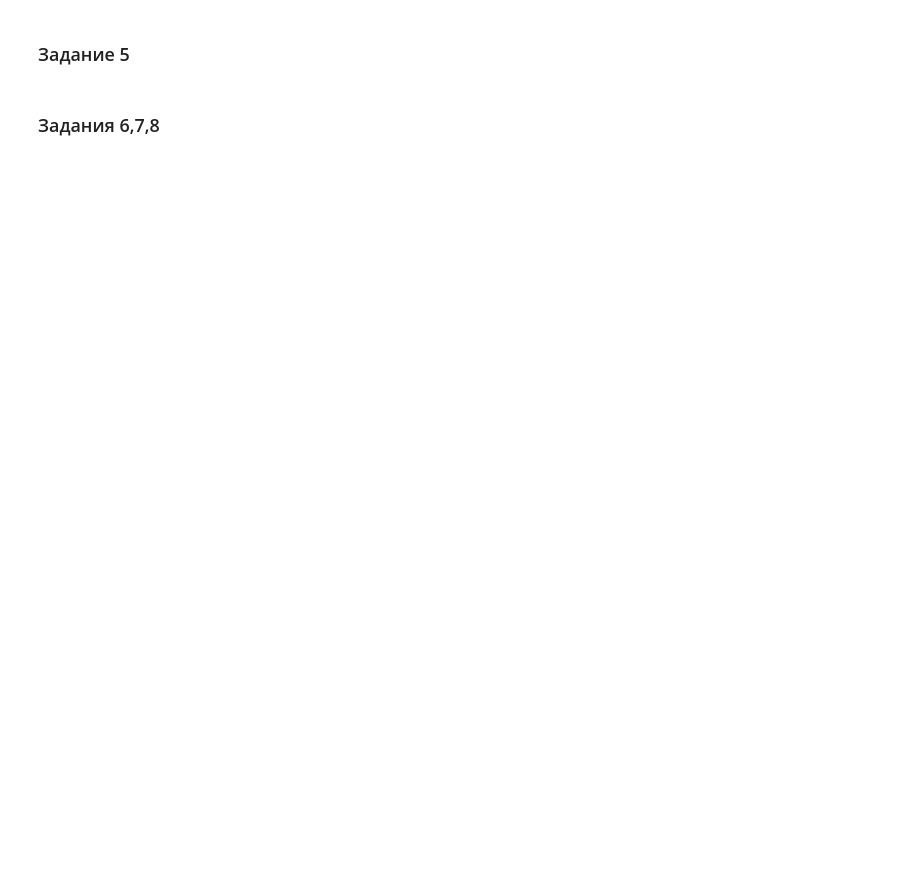
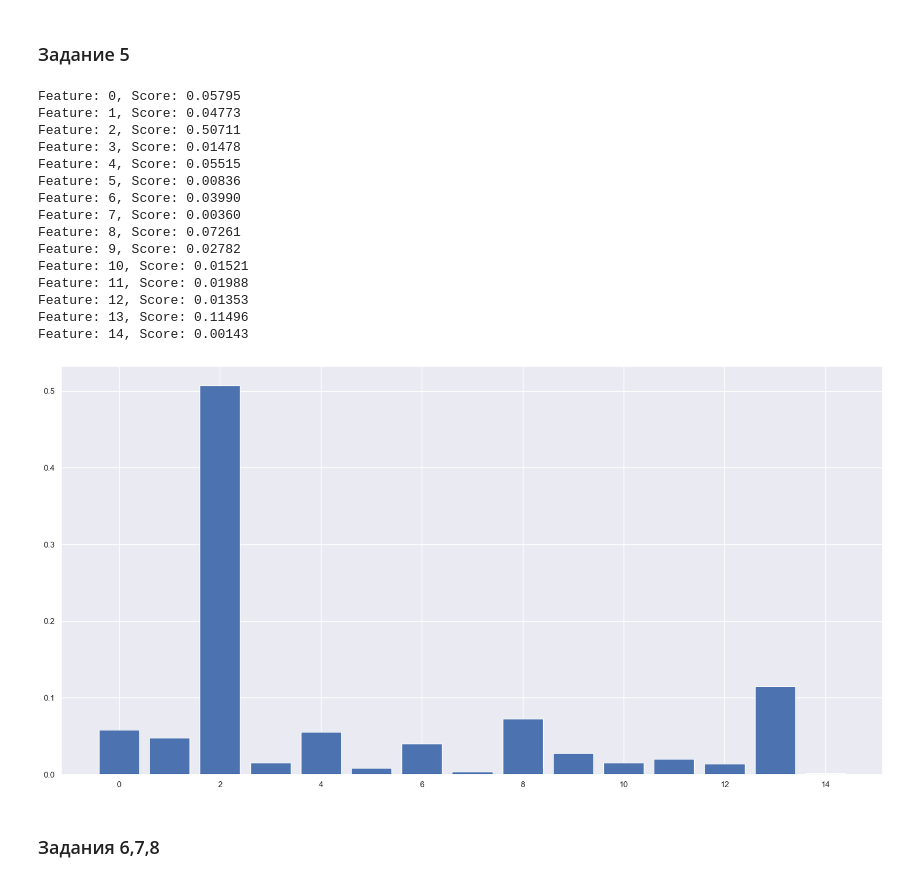
Before and after one commit to g1dcs/sf_hw_g1dcs, a Jupyter notebook: project_4_ML/Project_4_ML.ipynb, the cells around one changed output. Cells and saved outputs as stored; diff of their text form; code cells hidden in the pictures; blank space fills up the shorter version.

```diff
--- a/project_4_ML/Project_4_ML.ipynb
+++ b/project_4_ML/Project_4_ML.ipynb
@@ -681,3 +681,21 @@ f1_score на тестовом наборе: 0.80
 ### Задание 1
 # %%
 # обучите на ваших данных случайный лес
+rf = ensemble.RandomForestClassifier(
+    n_estimators=100,
+    criterion='gini',
+    min_samples_leaf=5,
+    max_depth=10,
+    random_state=42
+)
+# Обучим модель
+rf.fit(X_train_scaled, y_train)
+
+# Сделаем предсказания
+y_train_pred_rf = rf.predict(X_train_scaled)
+y_test_pred_rf = rf.predict(X_test_scaled)
+
+# Проверим метрики
+print(metrics.classification_report(y_test, y_test_pred_rf))
+print(metrics.classification_report(y_train, y_train_pred_rf))
+print('Test recall: {:.2f}'.format(metrics.recall_score(y_test, y_test_pred_rf)))
@@ -685,3 +723,19 @@ f1_score на тестовом наборе: 0.80
 ### Задания 2 и 3
 # %%
 # используйте для классификации градиентный бустинг и сравните качество со случайным лесом
+gb = ensemble.GradientBoostingClassifier(
+    learning_rate = 0.05,
+    n_estimators = 300,
+    min_samples_leaf = 5,
+    max_depth = 5,
+    random_state = 42
+)
+# Обучим модель
+gb.fit(X_train_scaled, y_train)
+
+# найдем метрики
+y_train_pred_gb = gb.predict(X_train_scaled)
+y_test_pred_gb = gb.predict(X_test_scaled)
+
+print(metrics.classification_report(y_test, y_test_pred_gb))
+print(metrics.classification_report(y_train, y_train_pred_gb))
@@ -693,6 +806,31 @@ f1_score на тестовом наборе: 0.80
 ### Задание 5
 # %%
 # оцените, какие признаки демонстрируют наибольшую  важность в модели градиентного бустинга
+# сотстав признаков ['balance', 'housing', 'duration', 'campaign', 'pdays',
+#          'previous', 'age_group', 'contact_cellular', 'contact_unknown',
+#          'month_mar', 'month_may', 'month_oct', 'month_sep', 'poutcome_success', 'poutcome_unknown'
+importance = gb.feature_importances_
+for i,v in enumerate(importance):
+  print('Feature: %0d, Score: %.5f' % (i,v))
+plt.bar([x for x in range(len(importance))], importance)
+plt.show()
+# %% [output]
+Feature: 0, Score: 0.05795
+Feature: 1, Score: 0.04773
+Feature: 2, Score: 0.50711
+Feature: 3, Score: 0.01478
+Feature: 4, Score: 0.05515
+Feature: 5, Score: 0.00836
+Feature: 6, Score: 0.03990
+Feature: 7, Score: 0.00360
+Feature: 8, Score: 0.07261
+Feature: 9, Score: 0.02782
+Feature: 10, Score: 0.01521
+Feature: 11, Score: 0.01988
+Feature: 12, Score: 0.01353
+Feature: 13, Score: 0.11496
+Feature: 14, Score: 0.00143
+[figure, added]
 # %% [markdown]
 ### Задания 6,7,8
 # %%
```
Also changed, not shown: parts of 9 cells of this notebook, 1 other file.
